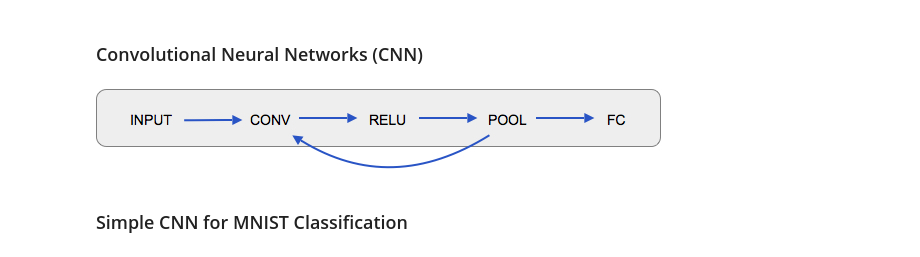
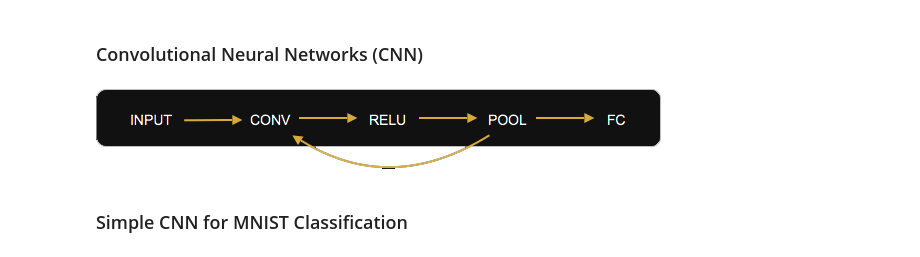
Before and after one commit to GokuMohandas/oreilly-pytorch, a Jupyter notebook: code/lesson2/lesson2.ipynb, the cells around one changed output. Cells and saved outputs as stored; diff of their text form; code cells hidden in the pictures.

Commit message:
Clean lesson2, invert images

```diff
--- a/code/lesson2/lesson2.ipynb
+++ b/code/lesson2/lesson2.ipynb
@@ -52,9 +52,9 @@ from torchvision import (
 # %% [markdown]
 ### Convolutional Neural Networks (CNN)
 # %%
-Image(filename='figures/ch03_cnn_pipeline.jpg')
+Image(filename='figures/ch03_cnn_pipeline-k.png')
 # %% [output]
-[figure, old version]
+[figure, new version]
 # %% [markdown]
 ### Simple CNN for MNIST Classification
 # %%
```
Also changed, not shown: parts of 13 cells of this notebook, 3 other files.
